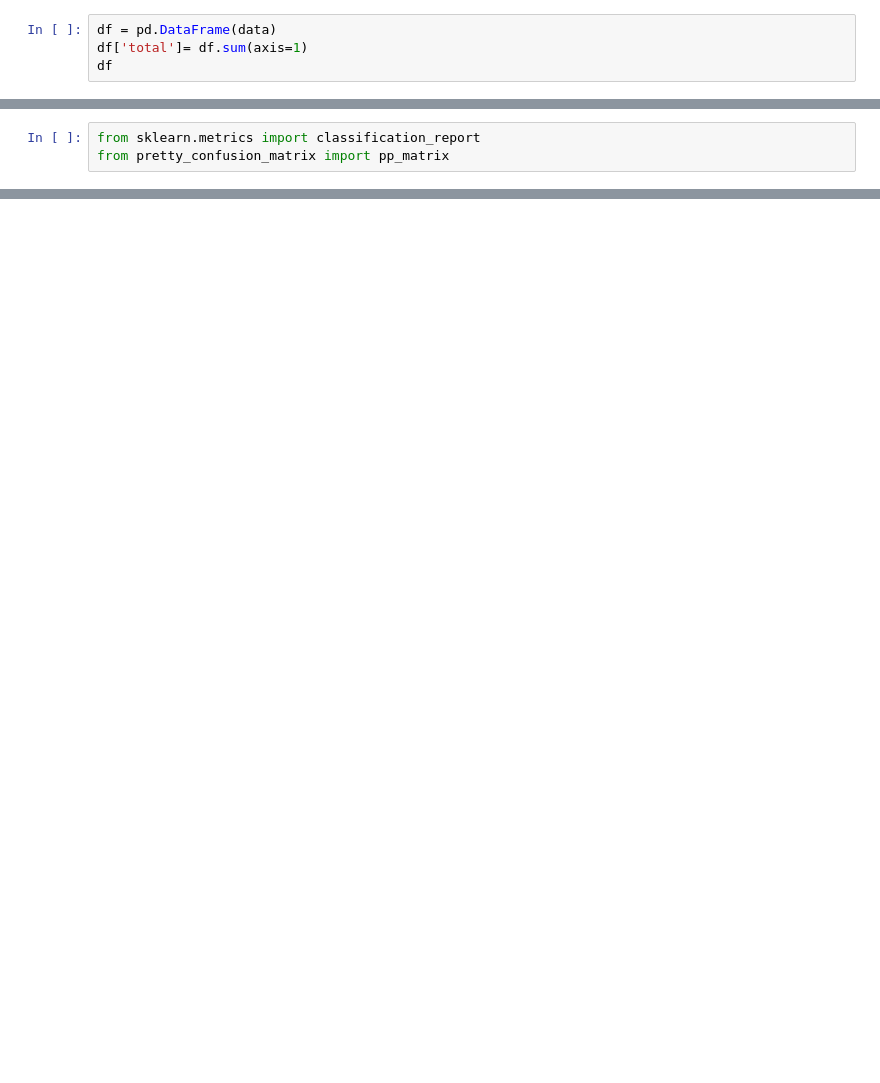
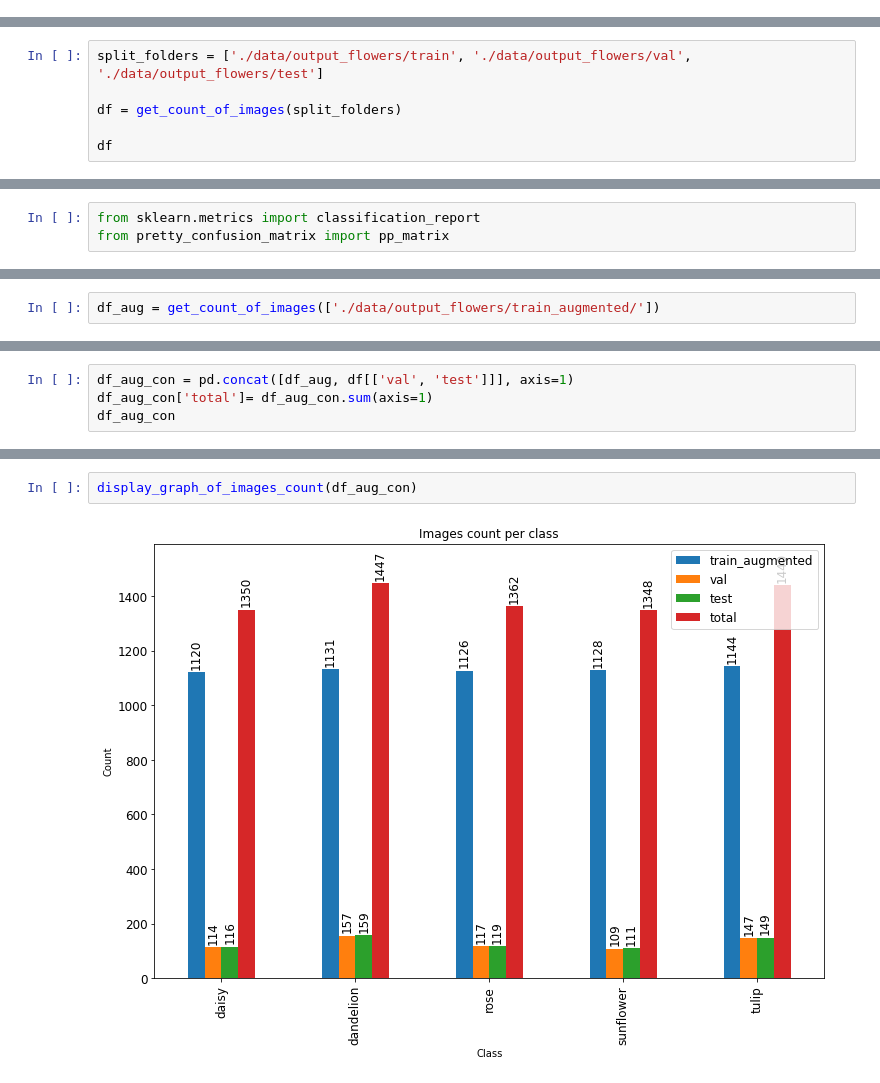
Before and after one commit to MortenTabaka/Deep-learning-exercises-with-TensorFlow2, a Jupyter notebook: Tabaka_Marcin_klasyfikacja_kwiatow.ipynb, the cells around one changed output, grey strips where cells are left out. Saved outputs shown, nothing was run; the diff lists cells and outputs as text; blank space fills up the shorter version.

```diff
--- a/Tabaka_Marcin_klasyfikacja_kwiatow.ipynb
+++ b/Tabaka_Marcin_klasyfikacja_kwiatow.ipynb
@@ -113,4 +78,0 @@ data = get_count_of_images(split_folders)
-# %%
-df = pd.DataFrame(data)
-df['total']= df.sum(axis=1)
-df
@@ -138,0 +115,6 @@ display_graph_of_images_count(df)
+# %%
+split_folders = ['./data/output_flowers/train', './data/output_flowers/val', './data/output_flowers/test']
+
+df = get_count_of_images(split_folders)
+
+df
@@ -504,0 +629,2 @@ Found 654 files belonging to 5 classes.
+# %%
+df_aug = get_count_of_images(['./data/output_flowers/train_augmented/'])
@@ -504,0 +640,4 @@ Found 654 files belonging to 5 classes.
+# %%
+df_aug_con = pd.concat([df_aug, df[['val', 'test']]], axis=1)
+df_aug_con['total']= df_aug_con.sum(axis=1)
+df_aug_con
@@ -504,0 +651,4 @@ Found 654 files belonging to 5 classes.
+# %%
+display_graph_of_images_count(df_aug_con)
+# %% [output]
+[figure, added]
```
Also changed, not shown: parts of 45 cells of this notebook.
